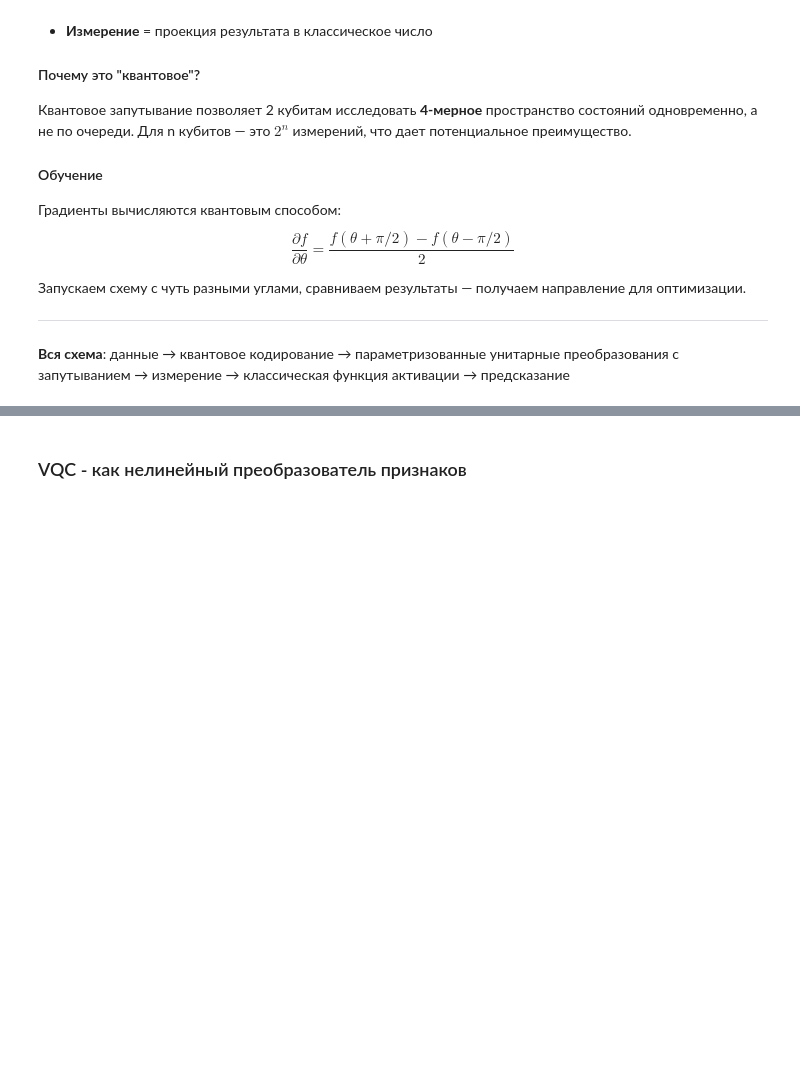
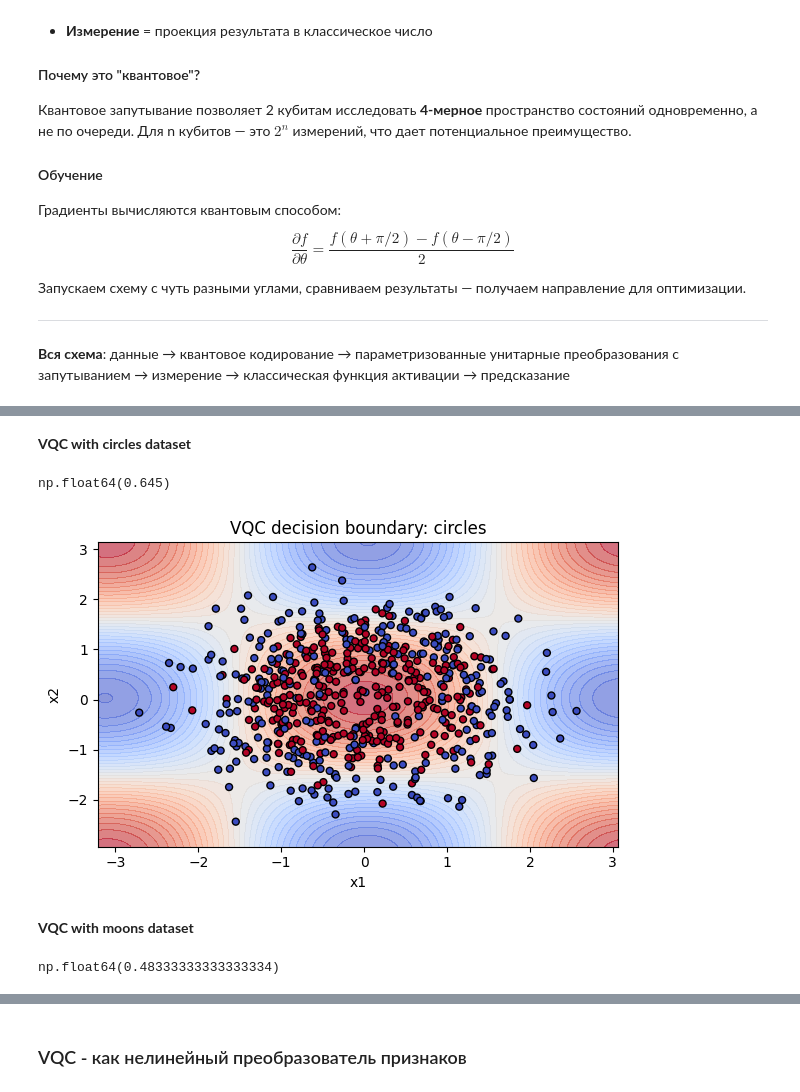
Before and after one commit to Eg0Mak/VQCvsMLP, a Jupyter notebook: notebooks/vqc_vs_mlp.ipynb, the cells around one changed output, grey strips where cells are left out. Drawn from its saved outputs; the diff is of its cells as text; code cells hidden in the pictures; blank space fills up the shorter version.

```diff
--- a/notebooks/vqc_vs_mlp.ipynb
+++ b/notebooks/vqc_vs_mlp.ipynb
@@ -202,23 +240,5 @@ model = nn.Sequential(
     nn.Sigmoid() # Вероятность класса
 )
 # %%
-X_train_t = torch.tensor(X_circles_train, dtype=torch.float32)
-y_train_t = torch.tensor(y_circles_train, dtype=torch.float32)
-
-optimizer = torch.optim.Adam(model.parameters(), lr=0.1)
-loss_fn = nn.BCELoss()
-
-for epoch in range(100):
-    optimizer.zero_grad()
-    preds = model(X_train_t).squeeze()
-    loss = loss_fn(preds, y_train_t)
-    loss.backward()
-    optimizer.step()
-
-with torch.no_grad():
-    preds = model(torch.tensor(X_circles_test, dtype=torch.float32)).squeeze()
-    y_pred = (preds > 0.5).int().numpy()
-
-accuracy = (y_pred == y_circles_test).mean()
-accuracy
+evaluate_model(model, X_circles_train, y_circles_train, X_circles_test, y_circles_test)
 # %% [output]
@@ -235,0 +314,34 @@ plot_decision_boundary(
+# %% [markdown]
+**VQC with circles dataset**
+# %%
+vqc_circles = VQC(n_qubits=2)
+losses = vqc_circles.fit(X_circles_train, y_circles_train)
+y_pred_circles = vqc_circles.predict(X_circles_test)
+
+vqc_score_circles = vqc_circles.score(X_circles_test, y_circles_test)
+
+vqc_score_circles
+# %% [output]
+np.float64(0.645)
+# %%
+plot_decision_boundary(
+    vqc_circles,
+    X_circles_test,
+    y_circles_test,
+    title="VQC decision boundary: circles",
+    is_torch=True
+)
+# %% [output]
+[figure, added]
+# %% [markdown]
+**VQC with moons dataset**
+# %%
+vqc_moons = VQC(n_qubits=2)
+losses = vqc_moons.fit(X_moons_train, y_moons_train)
+y_pred_moons = vqc_moons.predict(X_moons_test)
+
+vqc_score_moons = vqc_moons.score(X_circles_test, y_moons_test)
+
+vqc_score_moons
+# %% [output]
+np.float64(0.48333333333333334)
```
Also changed, not shown: parts of 23 cells of this notebook.
